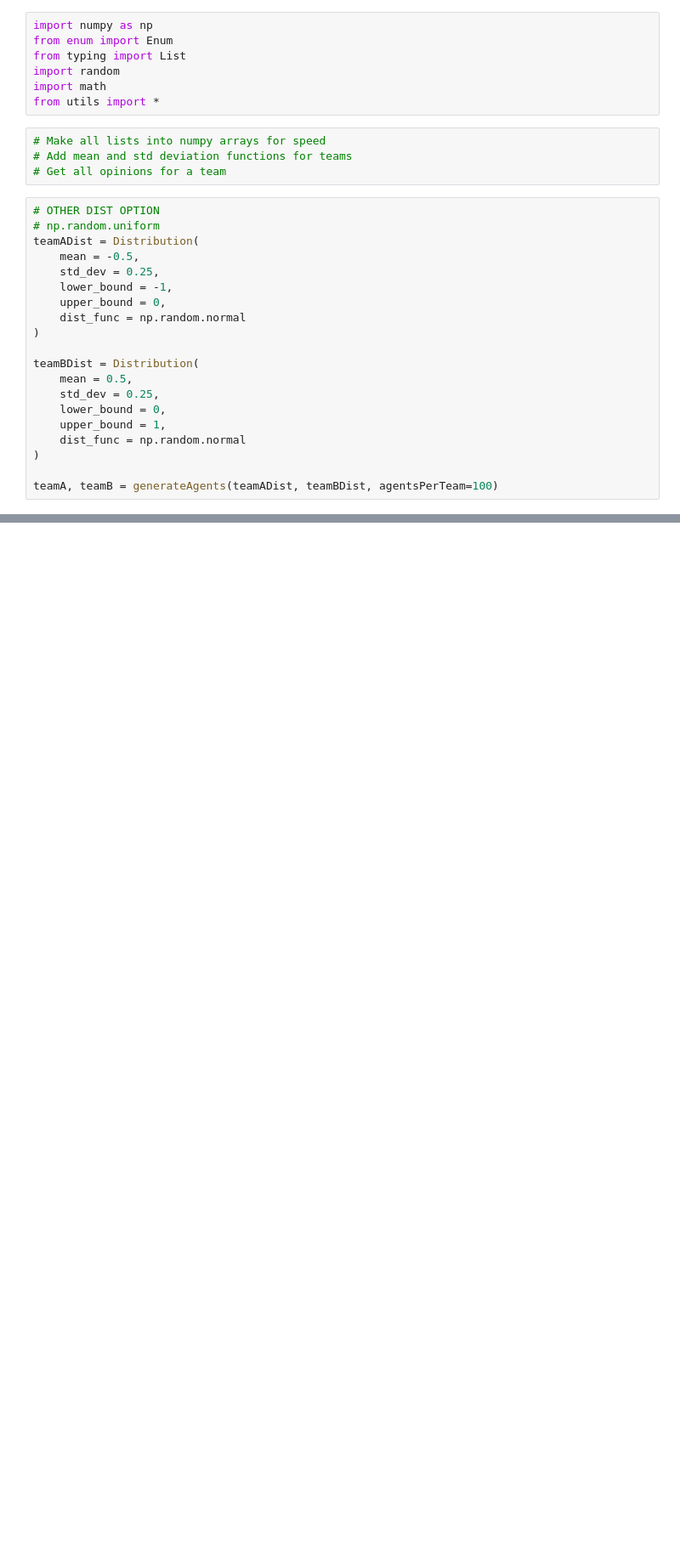
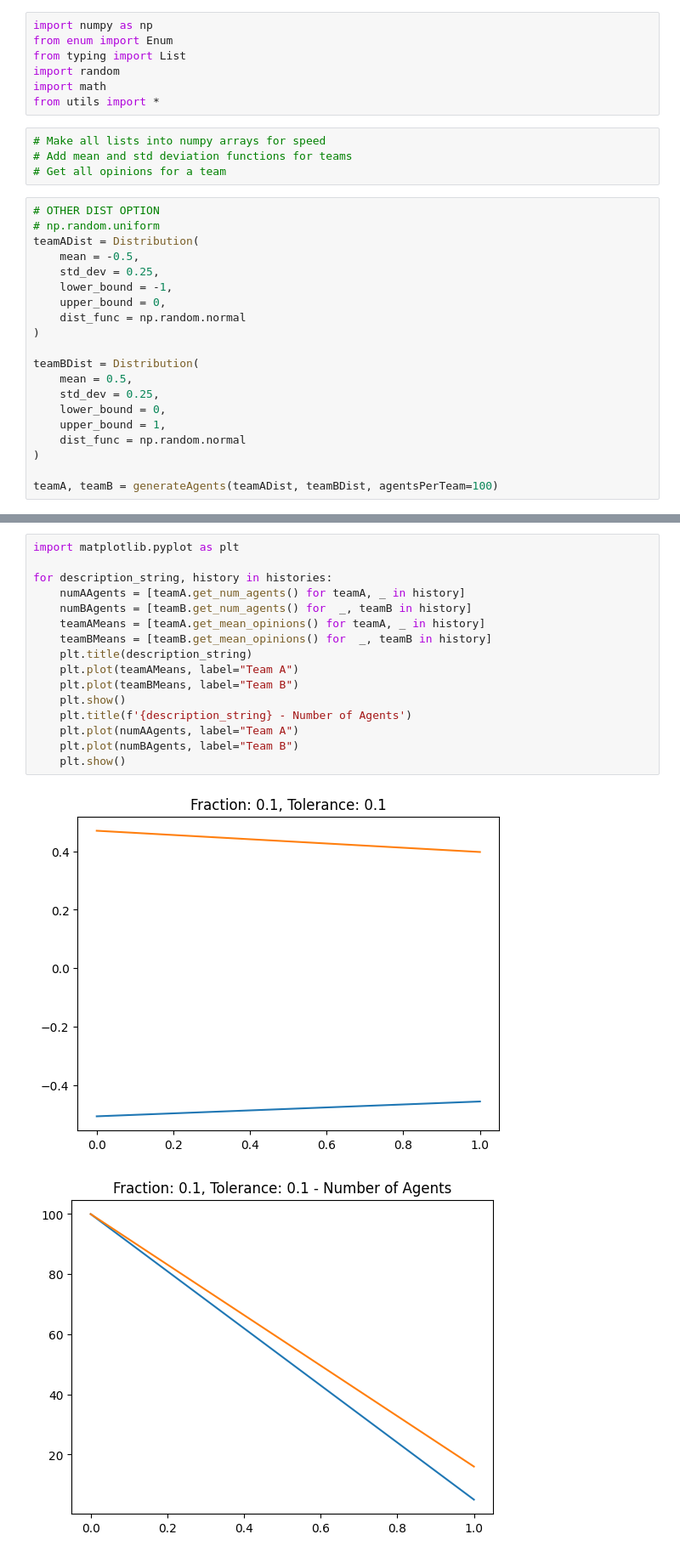
Before and after one commit to elipropp/Polarization-Dynamics, a Jupyter notebook: run_sim.ipynb, the cells around one changed output, grey strips where cells are left out. Shown at 85% size. Saved outputs shown, nothing was run; the diff lists cells and outputs as text; blank space fills up the shorter version.

```diff
--- a/run_sim.ipynb
+++ b/run_sim.ipynb
@@ -53,0 +82,19 @@ Opinions are the same! WOAH
+# %%
+import matplotlib.pyplot as plt
+
+for description_string, history in histories:
+    numAAgents = [teamA.get_num_agents() for teamA, _ in history]
+    numBAgents = [teamB.get_num_agents() for  _, teamB in history]
+    teamAMeans = [teamA.get_mean_opinions() for teamA, _ in history]
+    teamBMeans = [teamB.get_mean_opinions() for  _, teamB in history]
+    plt.title(description_string)
+    plt.plot(teamAMeans, label="Team A")
+    plt.plot(teamBMeans, label="Team B")
+    plt.show()
+    plt.title(f'{description_string} - Number of Agents')
+    plt.plot(numAAgents, label="Team A")
+    plt.plot(numBAgents, label="Team B")
+    plt.show()
+# %% [output]
+[figure, added]
+[figure, added]
```
Also changed, not shown: parts of 7 cells of this notebook, 2 other files.
